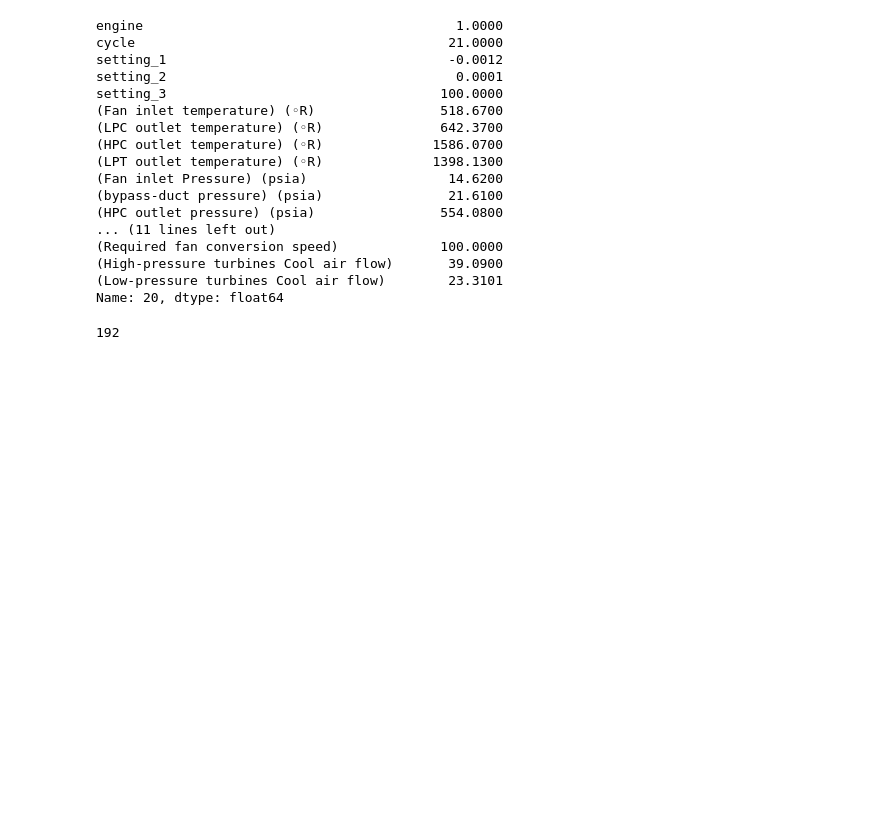
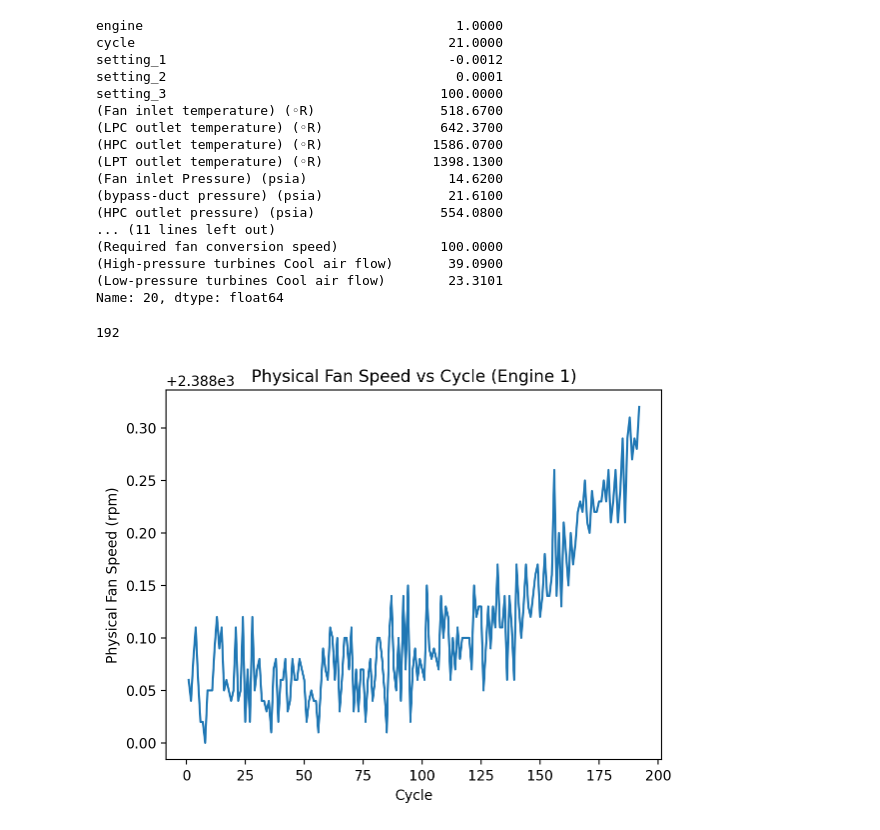
Before and after one commit to yadvendrasinghshekhawat02-design/first-, a Jupyter notebook: failure.ipynb, the cells around one changed output. Cells and saved outputs as stored; diff of their text form; code cells hidden in the pictures; blank space fills up the shorter version.

```diff
--- a/failure.ipynb
+++ b/failure.ipynb
@@ -234,3 +234,14 @@ Name: 20, dtype: float64
 engine_1.shape[0]
 # %% [output]
 192
+# %%
+import matplotlib.pyplot as plt
+engine_1 = df_train[df_train['engine'] == 1]
+plt.figure()
+plt.plot(engine_1['cycle'], engine_1['(Physical fan speed) (rpm)'])
+plt.xlabel("Cycle")
+plt.ylabel("Physical Fan Speed (rpm)")
+plt.title("Physical Fan Speed vs Cycle (Engine 1)")
+plt.show()
+# %% [output]
+[figure, added]
```
